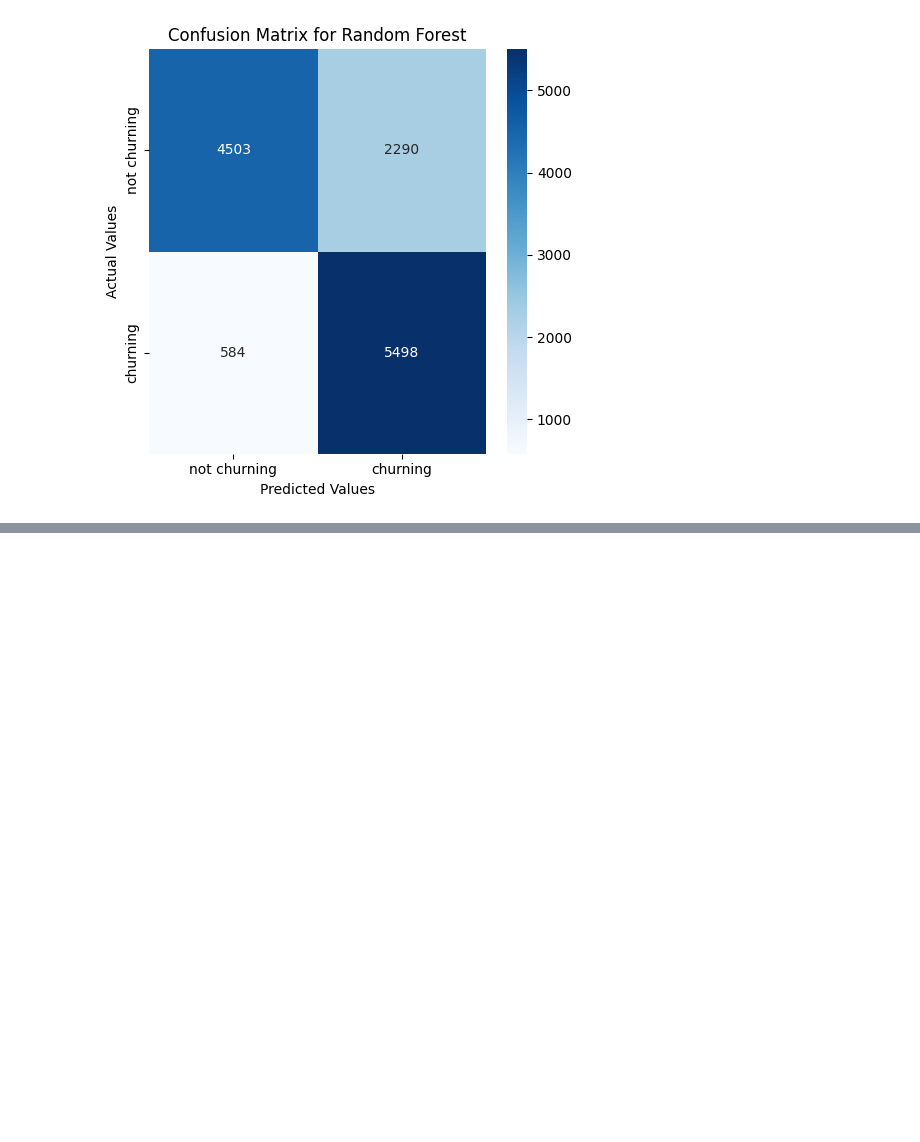
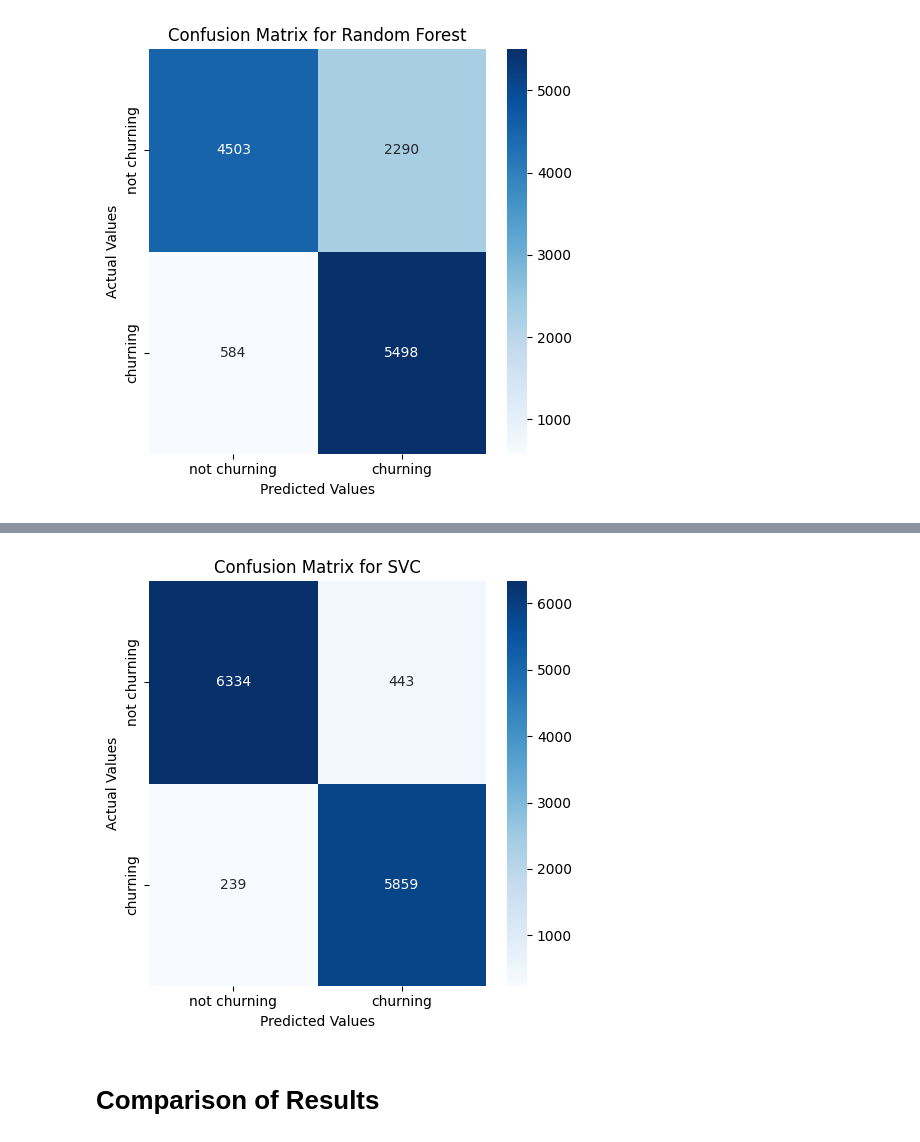
Before and after one commit to kierstenkonig/444Project, a Jupyter notebook: Project.ipynb, the cells around one changed output, grey strips where cells are left out. Saved outputs shown, nothing was run; the diff lists cells and outputs as text; code cells hidden in the pictures; blank space fills up the shorter version.

```diff
--- a/Project.ipynb
+++ b/Project.ipynb
@@ -207,0 +213,27 @@ plt.show()
+# %%
+#Rebuilding our pipeline
+from sklearn.preprocessing import StandardScaler
+from sklearn.svm import SVC
+
+categorical_features = ["Gender", "Subscription Type", "Contract Length"]
+
+#This time we scale the features as SVC is very sensitive
+preprocessor_svc = ColumnTransformer(
+    transformers=[
+        ("cat", OneHotEncoder(drop="first"), categorical_features),
+    ],
+    remainder=StandardScaler()
+)
+
+pipeline_svc = Pipeline(steps=[
+    ("preprocessor", preprocessor_svc),
+    ("classifier", SVC(kernel="rbf", random_state=0))
+])
+# %%
+#Fit the model
+X_train, X_test, y_train, y_test = train_test_split(X, y, test_size=0.2, random_state=0)
+pipeline_svc.fit(X_train, y_train)
+
+# Predictions and evaluation
+y_pred_svc = pipeline_svc.predict(X_test)
+print("\nClassification Report:\n", classification_report(y_test, y_pred_svc))
@@ -207,0 +250,19 @@ plt.show()
+# %%
+#Draw our confusion matrix
+cm_svc = confusion_matrix(y_test, y_pred_svc)
+fig, axes = plt.subplots(figsize=(5,5))
+
+sns.heatmap(cm_svc, xticklabels=['not churning', 'churning'],
+            yticklabels=['not churning', 'churning'],
+            cmap='Blues', annot=True, fmt='d', ax=axes)
+
+axes.set_title('Confusion Matrix for SVC')
+axes.set_xlabel('Predicted Values')
+axes.set_ylabel('Actual Values')
+
+plt.tight_layout()
+plt.show()
+# %% [output]
+[figure, added]
+# %% [markdown]
+# Comparison of Results #
```
Also changed, not shown: parts of 7 cells of this notebook.
